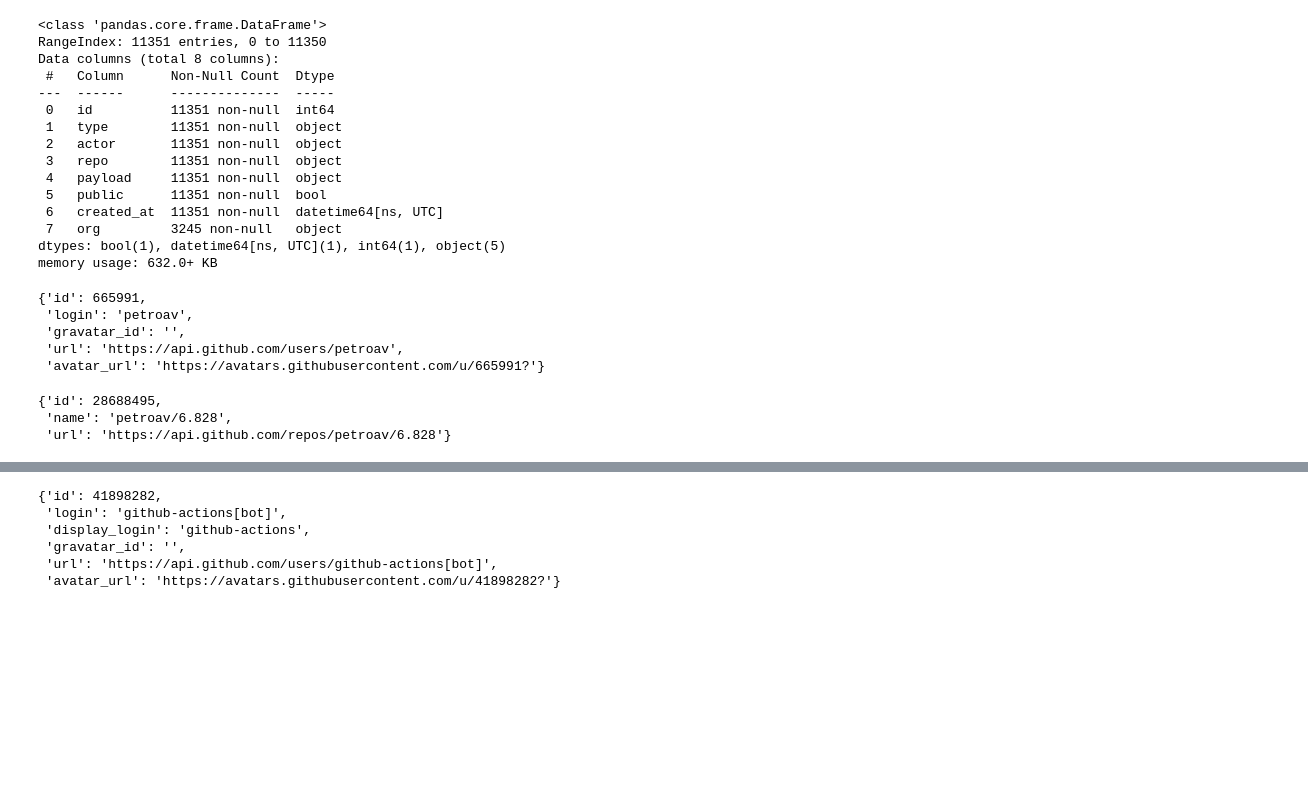
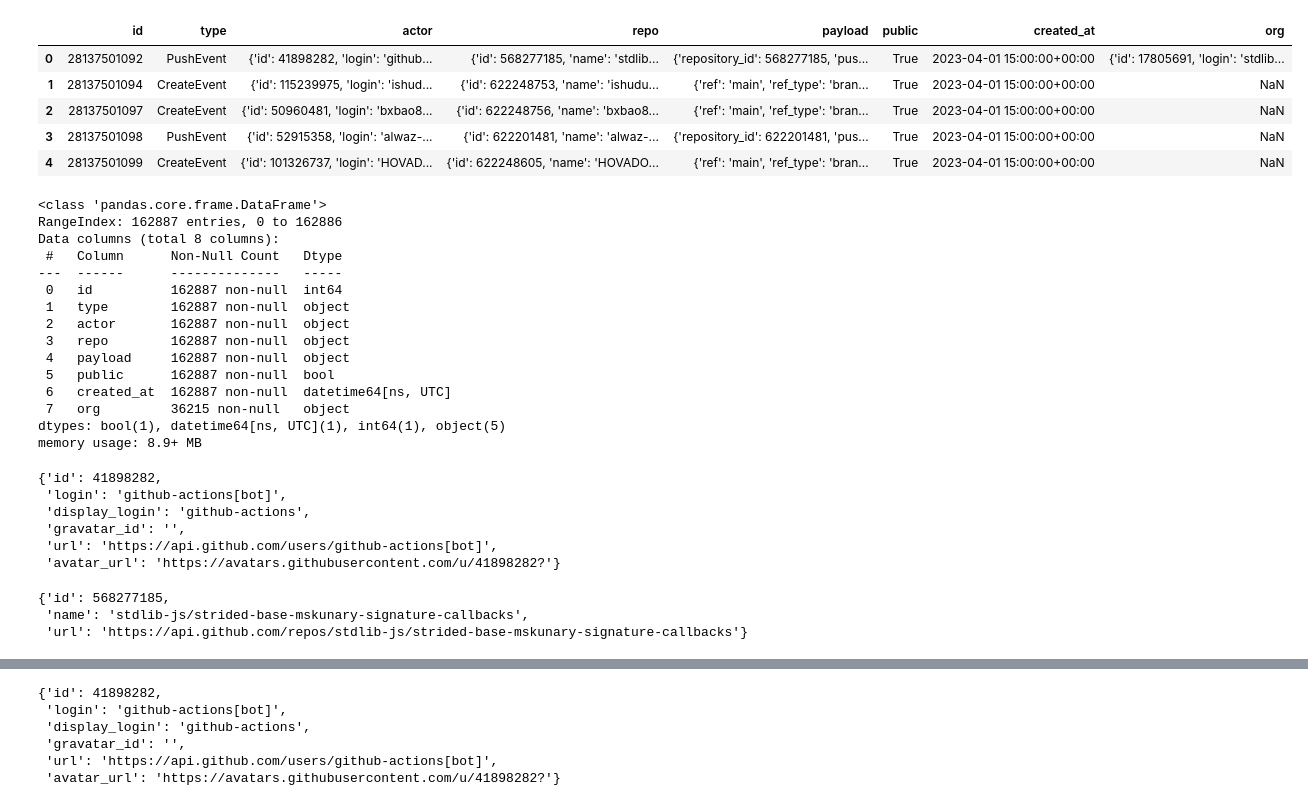
Before and after one commit to Nik-mundt/Work_Project, a Jupyter notebook: firstanalysis.ipynb, the cells around one changed output, grey strips where cells are left out. Cells and saved outputs as stored; diff of their text form; code cells hidden in the pictures; blank space fills up the shorter version.

```diff
--- a/firstanalysis.ipynb
+++ b/firstanalysis.ipynb
@@ -1,6 +1,6 @@
 # %%
 import pandas as pd
-df = pd.read_json("t.gz", lines=True)
+df = pd.read_json("data/2023-04-01-15.json.gz", lines=True)
 df
 # %% [output]
 |  | id | type | actor | repo | payload | public | created_at | org |
@@ -19,35 +19,45 @@ df
+# %%
+df.head()
+# %% [output]
+|  | id | type | actor | repo | payload | public | created_at | org |
+| 0 | 28137501092 | PushEvent | {'id': 41898282, 'login': 'github... | {'id': 568277185, 'name': 'stdlib... | {'repository_id': 568277185, 'pus... | True | 2023-04-01 15:00:00+00:00 | {'id': 17805691, 'login': 'stdlib... |
+| 1 | 28137501094 | CreateEvent | {'id': 115239975, 'login': 'ishud... | {'id': 622248753, 'name': 'ishudu... | {'ref': 'main', 'ref_type': 'bran... | True | 2023-04-01 15:00:00+00:00 | NaN |
+| 2 | 28137501097 | CreateEvent | {'id': 50960481, 'login': 'bxbao8... | {'id': 622248756, 'name': 'bxbao8... | {'ref': 'main', 'ref_type': 'bran... | True | 2023-04-01 15:00:00+00:00 | NaN |
+| 3 | 28137501098 | PushEvent | {'id': 52915358, 'login': 'alwaz-... | {'id': 622201481, 'name': 'alwaz-... | {'repository_id': 622201481, 'pus... | True | 2023-04-01 15:00:00+00:00 | NaN |
+| 4 | 28137501099 | CreateEvent | {'id': 101326737, 'login': 'HOVAD... | {'id': 622248605, 'name': 'HOVADO... | {'ref': 'main', 'ref_type': 'bran... | True | 2023-04-01 15:00:00+00:00 | NaN |
 # %%
 df.info()
 # %% [output]
 <class 'pandas.core.frame.DataFrame'>
-RangeIndex: 11351 entries, 0 to 11350
+RangeIndex: 162887 entries, 0 to 162886
 Data columns (total 8 columns):
- #   Column      Non-Null Count  Dtype
----  ------      --------------  -----
- 0   id          11351 non-null  int64
- 1   type        11351 non-null  object
- 2   actor       11351 non-null  object
- 3   repo        11351 non-null  object
- 4   payload     11351 non-null  object
- 5   public      11351 non-null  bool
- 6   created_at  11351 non-null  datetime64[ns, UTC]
- 7   org         3245 non-null   object
+ #   Column      Non-Null Count   Dtype
+---  ------      --------------   -----
+ 0   id          162887 non-null  int64
+ 1   type        162887 non-null  object
+ 2   actor       162887 non-null  object
+ 3   repo        162887 non-null  object
+ 4   payload     162887 non-null  object
+ 5   public      162887 non-null  bool
+ 6   created_at  162887 non-null  datetime64[ns, UTC]
+ 7   org         36215 non-null   object
 dtypes: bool(1), datetime64[ns, UTC](1), int64(1), object(5)
-memory usage: 632.0+ KB
+memory usage: 8.9+ MB
 # %%
 df["actor"][0]
 # %% [output]
-{'id': 665991,
- 'login': 'petroav',
+{'id': 41898282,
+ 'login': 'github-actions[bot]',
+ 'display_login': 'github-actions',
  'gravatar_id': '',
- 'url': 'https://api.github.com/users/petroav',
- 'avatar_url': 'https://avatars.githubusercontent.com/u/665991?'}
+ 'url': 'https://api.github.com/users/github-actions[bot]',
+ 'avatar_url': 'https://avatars.githubusercontent.com/u/41898282?'}
 # %%
 df["repo"][0]
 # %% [output]
-{'id': 28688495,
- 'name': 'petroav/6.828',
- 'url': 'https://api.github.com/repos/petroav/6.828'}
+{'id': 568277185,
+ 'name': 'stdlib-js/strided-base-mskunary-signature-callbacks',
+ 'url': 'https://api.github.com/repos/stdlib-js/strided-base-mskunary-signature-callbacks'}
 # %%
 df["payload"][0]
 # %% [output]
```
Also changed, not shown: parts of 20 cells of this notebook.
